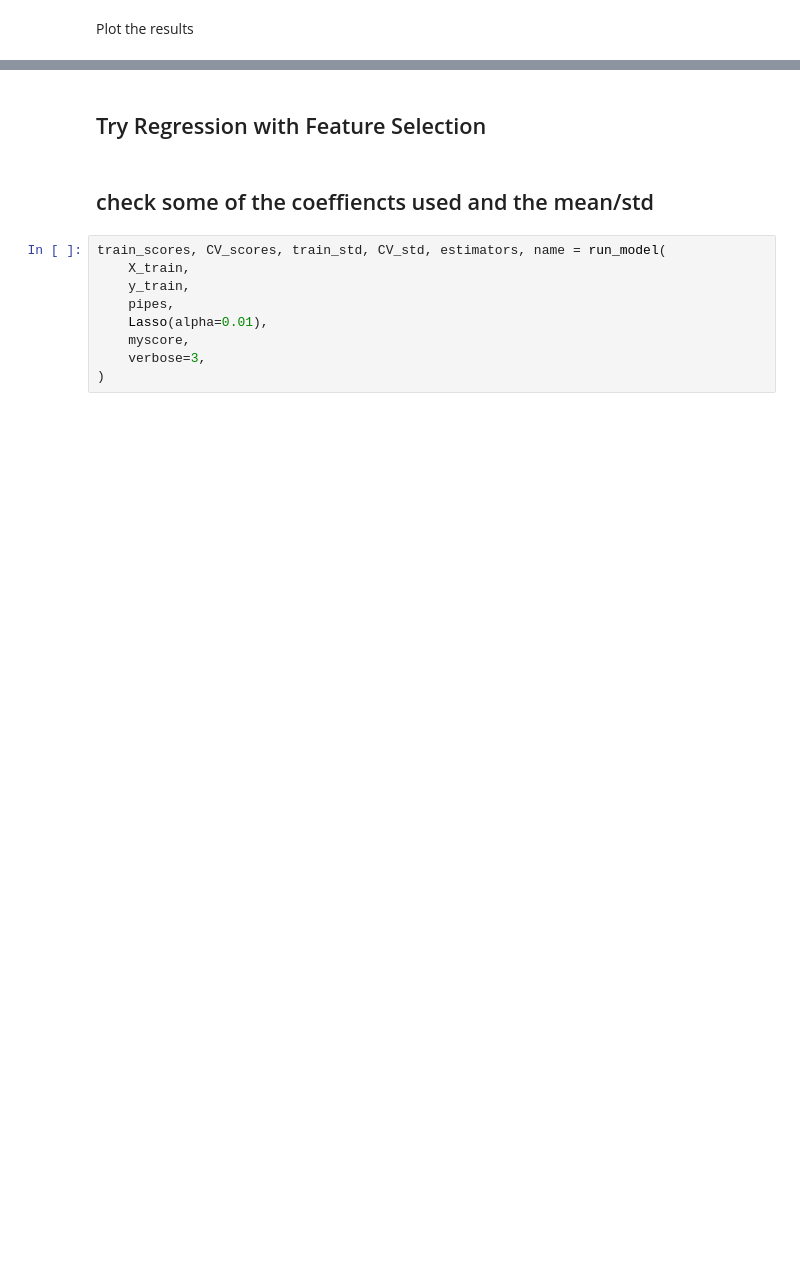
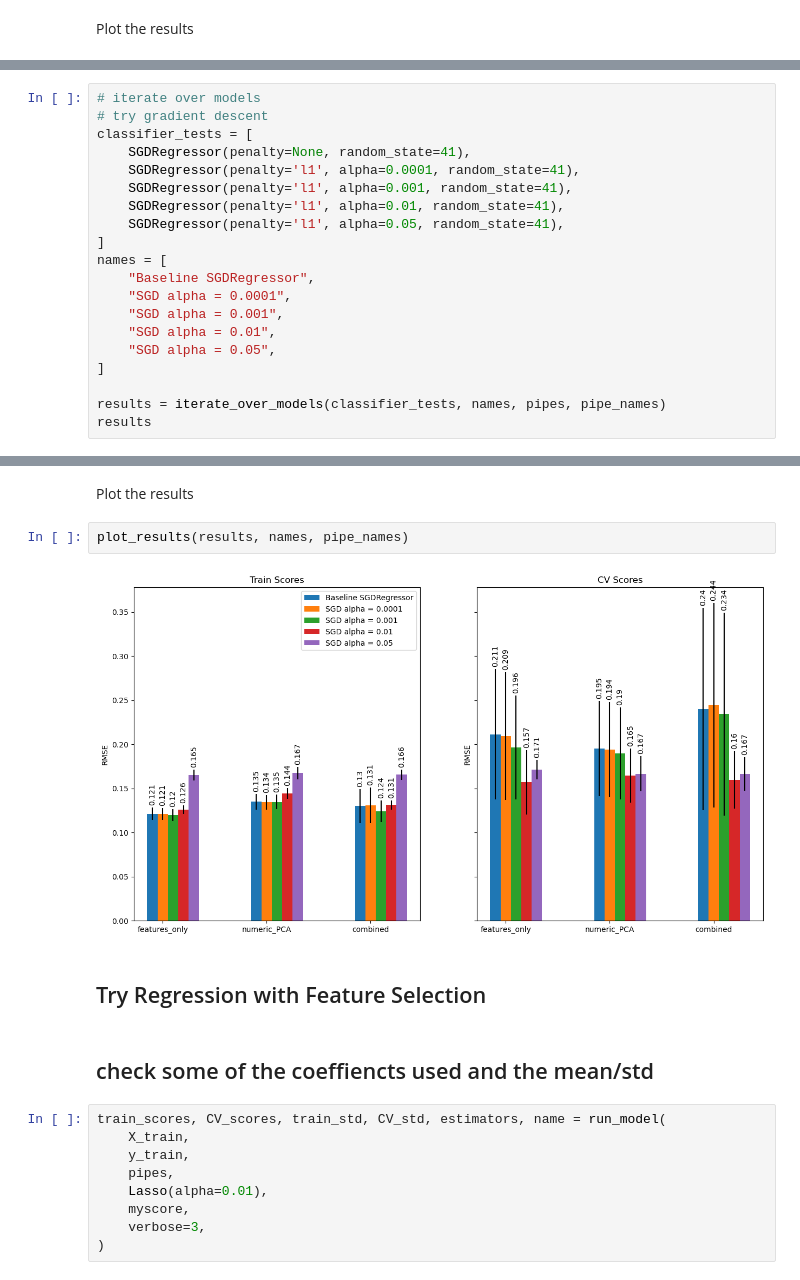
Before and after one commit to charlesbeacham/house_prices, a Jupyter notebook: housing.ipynb, the cells around one changed output, grey strips where cells are left out. Cells and saved outputs as stored; diff of their text form; blank space fills up the shorter version.

```diff
--- a/housing.ipynb
+++ b/housing.ipynb
@@ -744,0 +785,20 @@ plot_results(results, names, pipe_names)
+# %%
+# iterate over models
+# try gradient descent
+classifier_tests = [
+    SGDRegressor(penalty=None, random_state=41),
+    SGDRegressor(penalty='l1', alpha=0.0001, random_state=41),
+    SGDRegressor(penalty='l1', alpha=0.001, random_state=41),
+    SGDRegressor(penalty='l1', alpha=0.01, random_state=41),
+    SGDRegressor(penalty='l1', alpha=0.05, random_state=41),
+]
+names = [
+    "Baseline SGDRegressor",
+    "SGD alpha = 0.0001",
+    "SGD alpha = 0.001",
+    "SGD alpha = 0.01",
+    "SGD alpha = 0.05",
+]
+
+results = iterate_over_models(classifier_tests, names, pipes, pipe_names)
+results
@@ -745,3 +843,9 @@ plot_results(results, names, pipe_names)
+# %% [markdown]
+Plot the results
+# %%
+plot_results(results, names, pipe_names)
+# %% [output]
+[figure, added]
 # %% [markdown]
 ## Try Regression with Feature Selection
 # %% [markdown]
```
Also changed, not shown: parts of 16 cells of this notebook.
